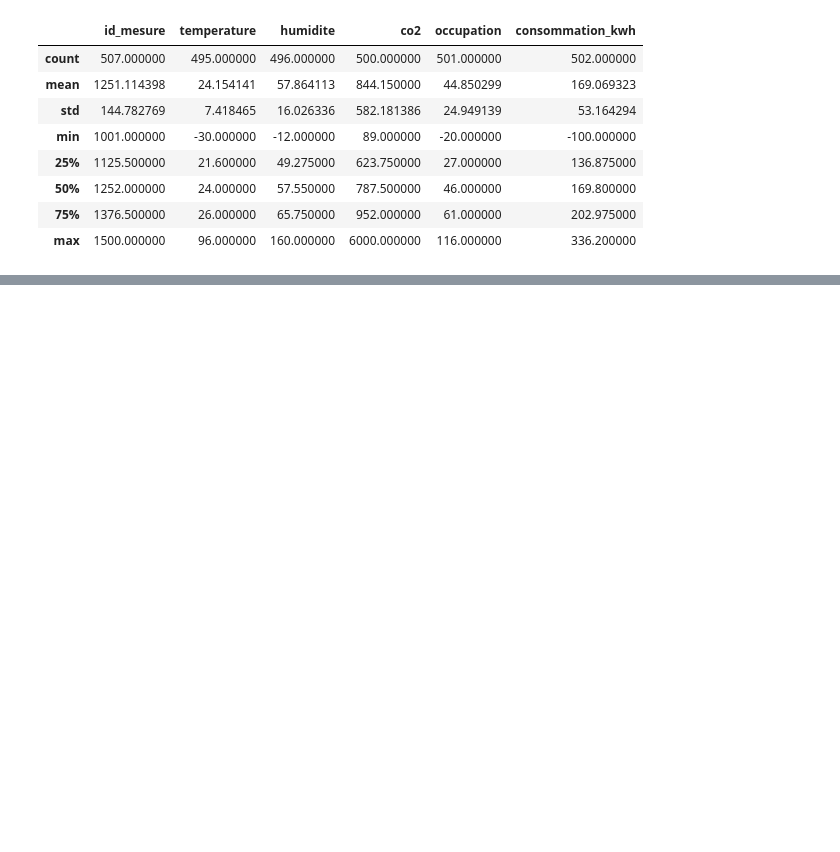
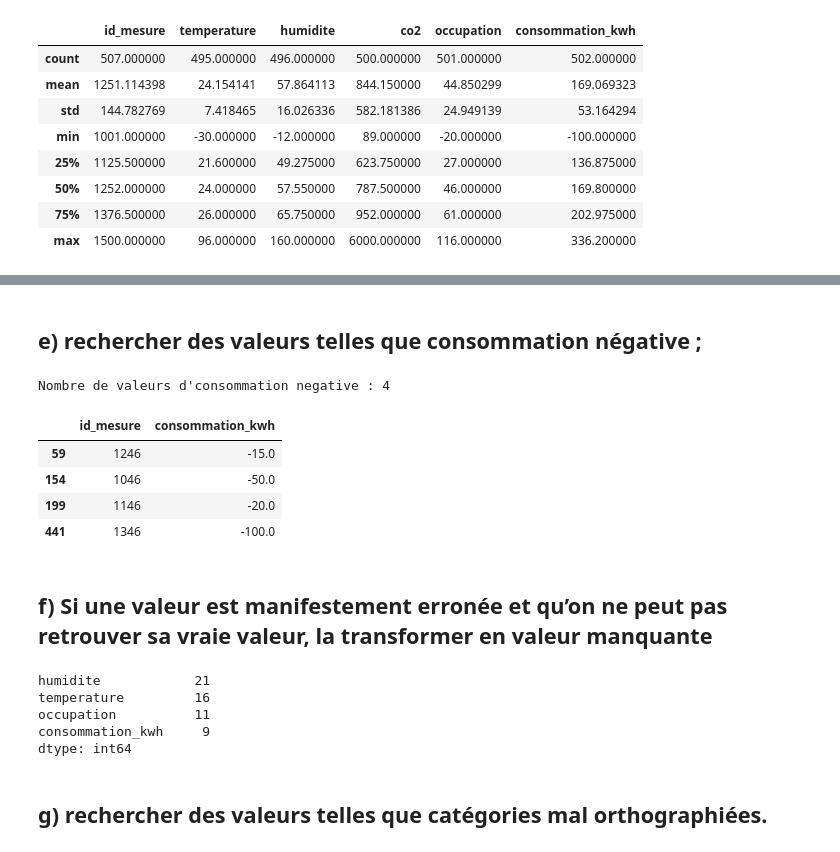
Before and after one commit to Fattimm/atelier_prepa_donnees_tab-, a Jupyter notebook: notebooks/atelier_prepa_donnees_tab.ipynb, the cells around one changed output, grey strips where cells are left out. Drawn from its saved outputs; the diff is of its cells as text; code cells hidden in the pictures; blank space fills up the shorter version.

```diff
--- a/notebooks/atelier_prepa_donnees_tab.ipynb
+++ b/notebooks/atelier_prepa_donnees_tab.ipynb
@@ -91,0 +162,34 @@ df.describe()
+# %% [markdown]
+## e) rechercher des valeurs telles que consommation négative ;
+# %%
+consommation_negative = df[df['consommation_kwh'] < 0]
+print("Nombre de valeurs d'consommation negative :", len(consommation_negative))
+consommation_negative[['id_mesure', 'consommation_kwh']]
+# %% [output]
+Nombre de valeurs d'consommation negative : 4
+|  | id_mesure | consommation_kwh |
+| 59 | 1246 | -15.0 |
+| 154 | 1046 | -50.0 |
+| 199 | 1146 | -20.0 |
+| 441 | 1346 | -100.0 |
+# %% [markdown]
+## f) Si une valeur est manifestement erronée et qu’on ne peut pas retrouver sa vraie valeur, la transformer en valeur manquante
+# %%
+# .loc[condition, colonne] cible précisément les cellules concernées, sans toucher au reste de la ligne
+
+df.loc[df['humidite'] < 0, 'humidite'] = None          # 12a
+df.loc[df['humidite'] > 100, 'humidite'] = None         # 12b
+df.loc[df['temperature'] > 50, 'temperature'] = None    # 12c
+df.loc[df['occupation'] < 0, 'occupation'] = None        # 12d
+df.loc[df['consommation_kwh'] < 0, 'consommation_kwh'] = None  # 12e
+
+# Vérification : le nombre de valeurs manquantes a bien augmenté sur ces colonnes
+df[['humidite', 'temperature', 'occupation', 'consommation_kwh']].isna().sum()
+# %% [output]
+humidite            21
+temperature         16
+occupation          11
+consommation_kwh     9
+dtype: int64
+# %% [markdown]
+## g) rechercher des valeurs telles que catégories mal orthographiées.
```
Also changed, not shown: parts of 15 cells of this notebook.
